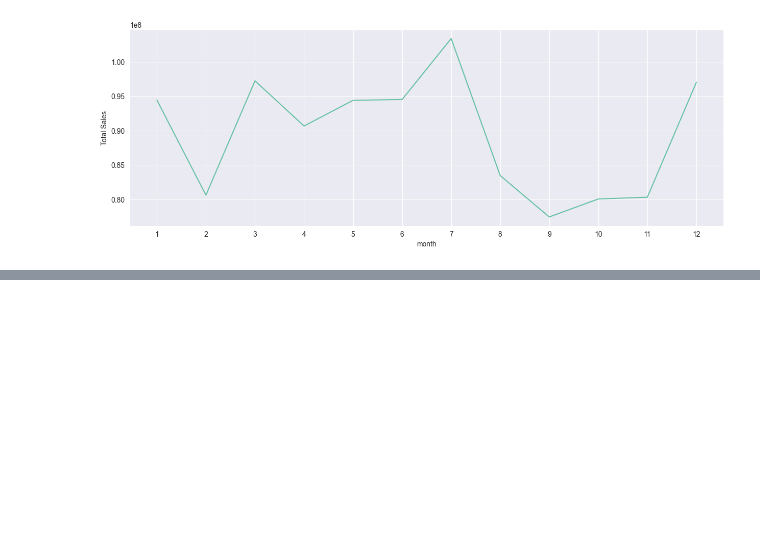
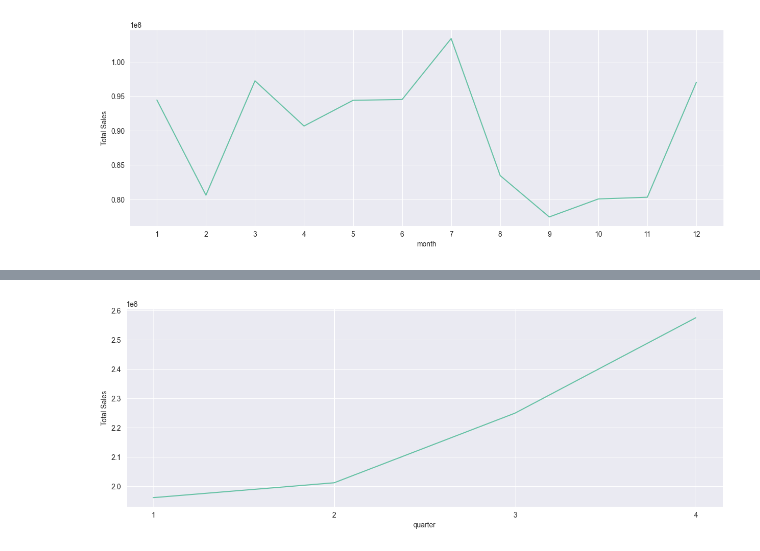
Before and after one commit to aakmalf/projects, a Jupyter notebook: store-sales/data.ipynb, the cells around one changed output, grey strips where cells are left out. Saved outputs shown, nothing was run; the diff lists cells and outputs as text; code cells hidden in the pictures; blank space fills up the shorter version.

```diff
--- a/store-sales/data.ipynb
+++ b/store-sales/data.ipynb
@@ -35,4 +35,4 @@ from datetime import datetime as dt
 seed = 42
 
 sns.set_style('darkgrid')
-sns.set_palette('Set2')
+sns.set_palette('RdBu')
@@ -484,6 +488,8 @@ train["month"] = train.index.month
 train["weekday"] = train.index.weekday
 train["day"] = train.index.day
 train["quarter"] = train.index.quarter
+# %%
+train["weekday"] = train["weekday"].map({0: "Monday", 1: "Tuesday", 2: "Wednesday", 3: "Thursday", 4: "Friday", 5: "Saturday", 6: "Sunday"})
 # %%
 train.groupby("year")["sales"].sum().plot(kind="line", figsize=(15, 5))
 plt.xticks(np.arange(2013, 2018, 1))
@@ -506,0 +511,2 @@ plt.show()
+# %%
+train_viz = train.loc[train["year"] != 2017]
@@ -506,0 +525,9 @@ plt.show()
+# %%
+train_viz.groupby("quarter")["sales"].sum().plot(kind="line", figsize=(15, 5))
+
+plt.xticks(np.arange(1, 5))
+plt.ylabel("Total Sales")
+
+plt.show()
+# %% [output]
+[figure, added]
```
Also changed, not shown: parts of 90 cells of this notebook.
